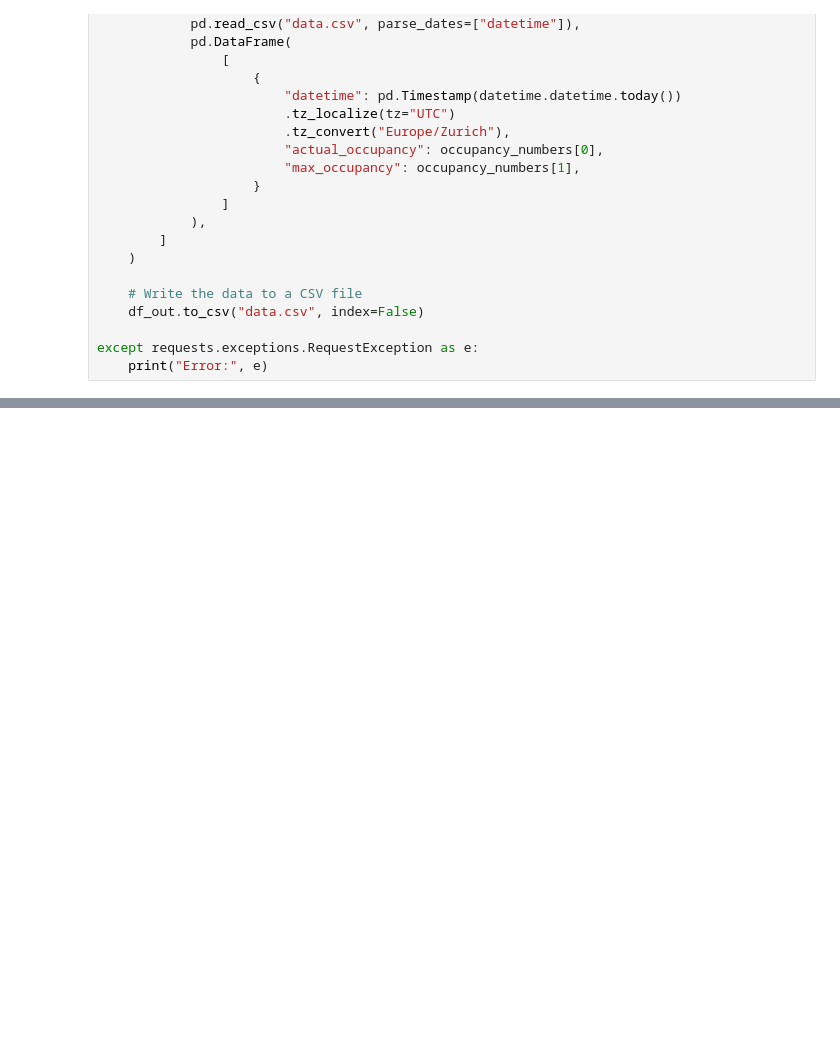
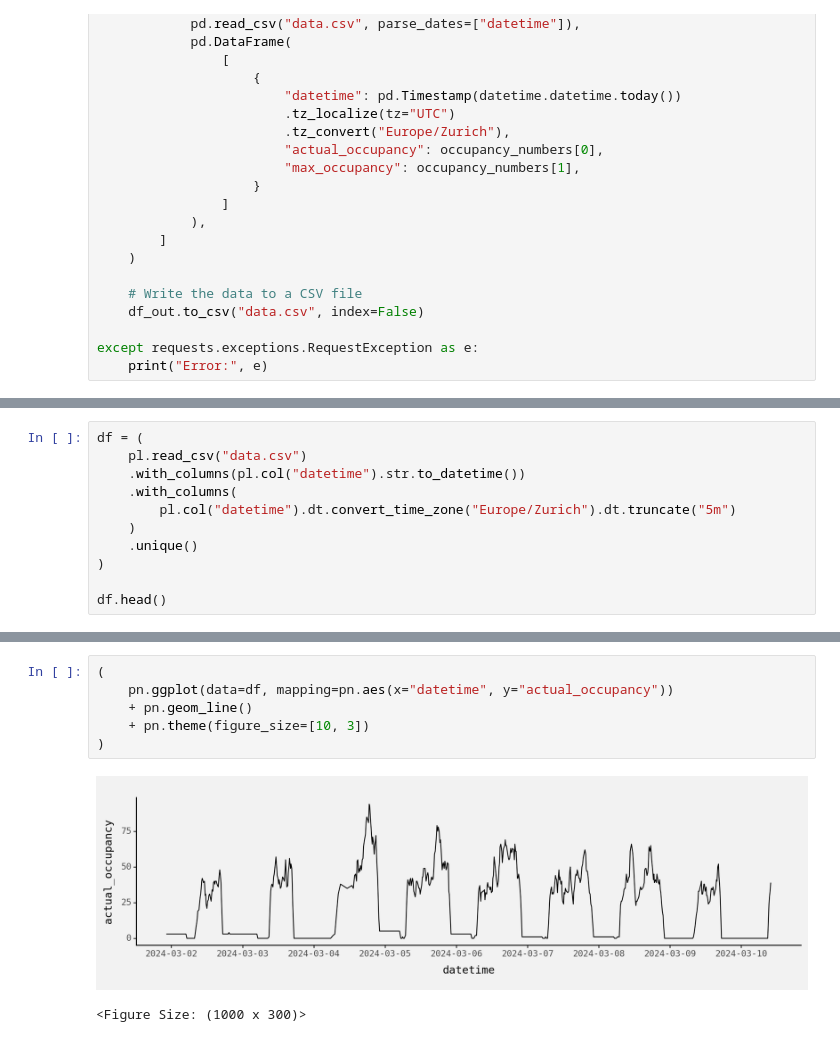
Before and after one commit to MathiasSteilen/unisport-bern-occupancy, a Jupyter notebook: developing.ipynb, the cells around one changed output, grey strips where cells are left out. Drawn from its saved outputs; the diff is of its cells as text; blank space fills up the shorter version.

Commit message:
a chart

```diff
--- a/developing.ipynb
+++ b/developing.ipynb
@@ -93,0 +91,11 @@ Timestamp('2024-03-01 23:18:53.161813+0100', tz='Europe/Zurich')
+# %%
+df = (
+    pl.read_csv("data.csv")
+    .with_columns(pl.col("datetime").str.to_datetime())
+    .with_columns(
+        pl.col("datetime").dt.convert_time_zone("Europe/Zurich").dt.truncate("5m")
+    )
+    .unique()
+)
+
+df.head()
@@ -93,0 +111,9 @@ Timestamp('2024-03-01 23:18:53.161813+0100', tz='Europe/Zurich')
+# %%
+(
+    pn.ggplot(data=df, mapping=pn.aes(x="datetime", y="actual_occupancy"))
+    + pn.geom_line()
+    + pn.theme(figure_size=[10, 3])
+)
+# %% [output]
+[figure, added]
+<Figure Size: (1000 x 300)>
```
Also changed, not shown: parts of 2 cells of this notebook.
